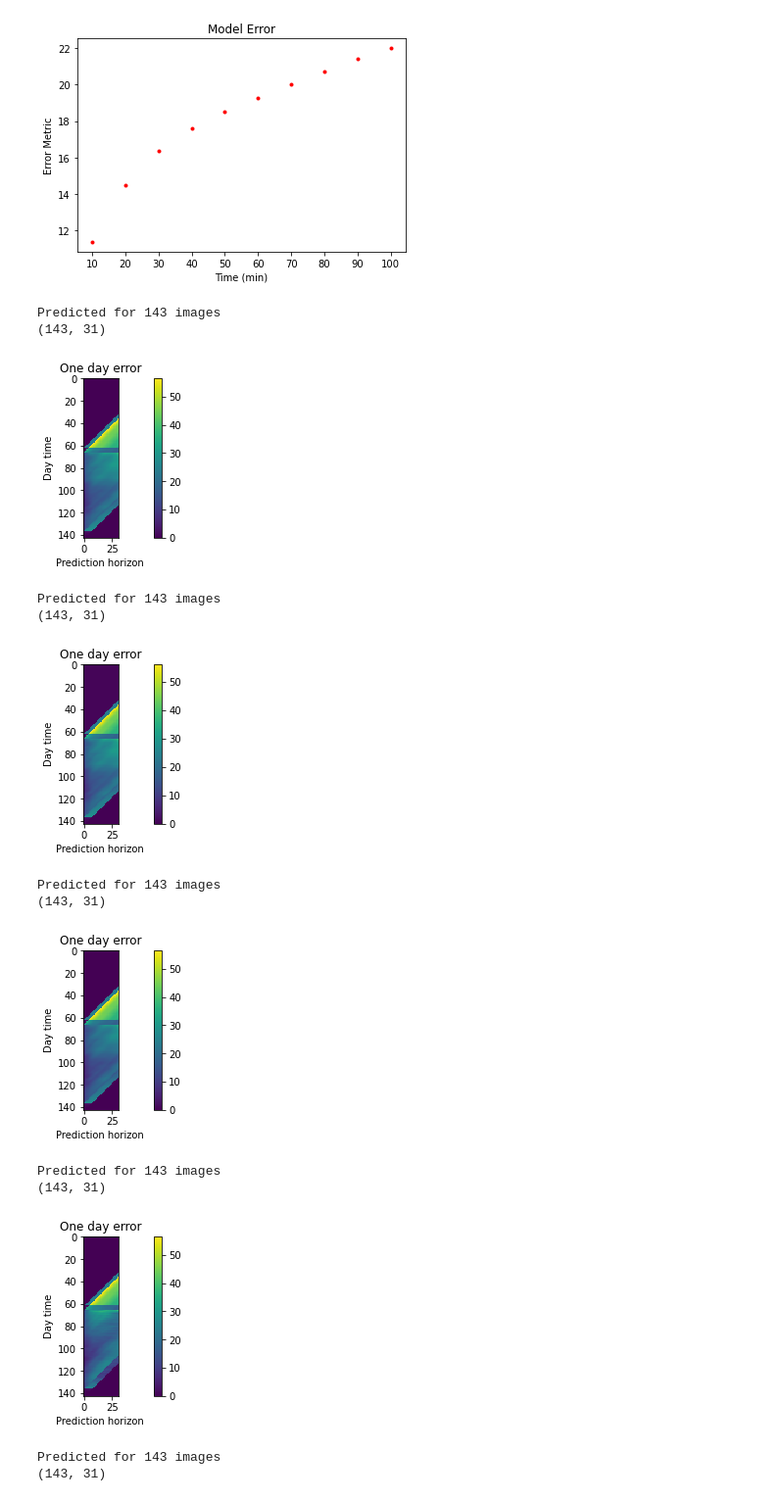
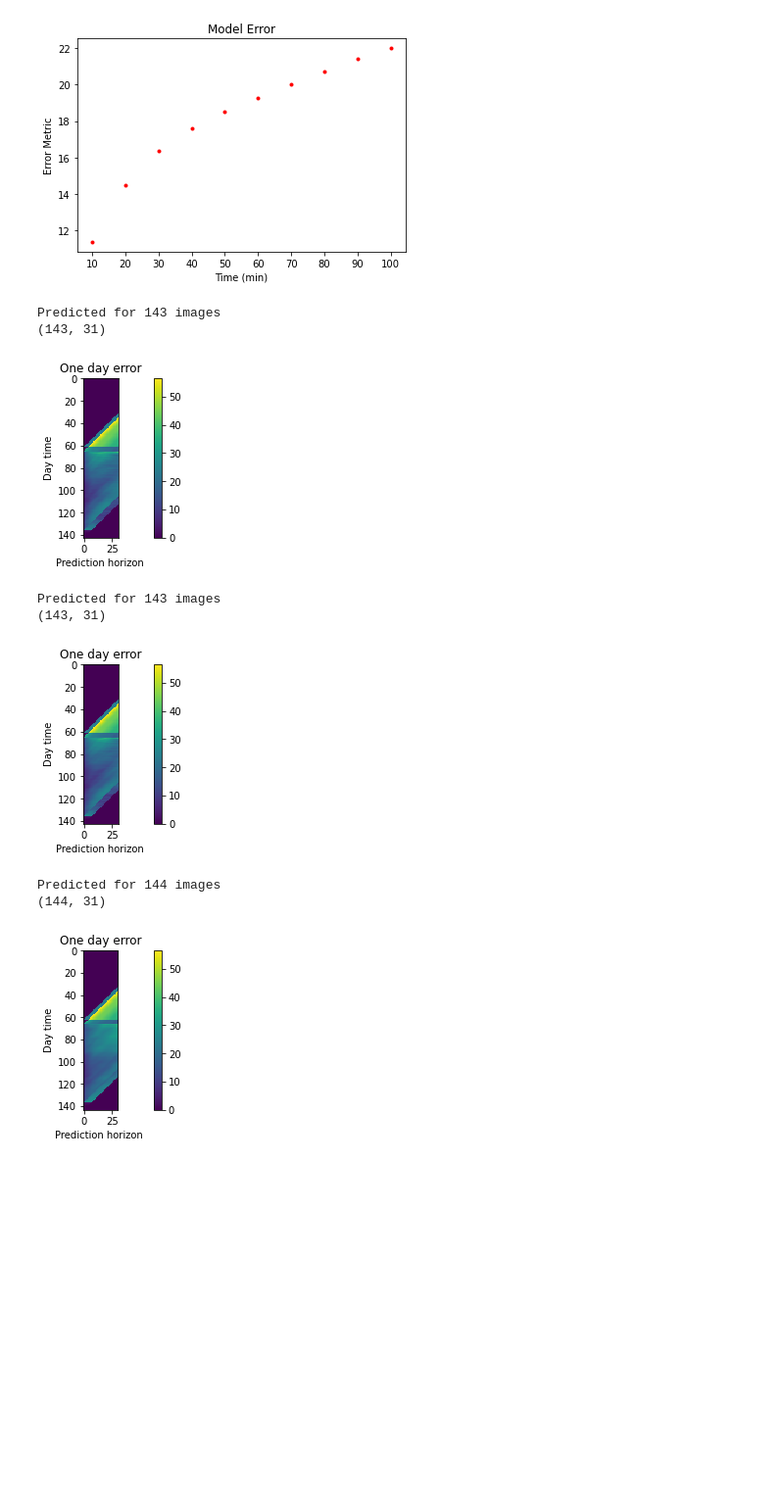
Before and after one commit to francomozo/deepCloud, a Jupyter notebook: nb-module-testing.ipynb, the cells around one changed output. Shown: that part at 98% size. Drawn from its saved outputs; the diff is of its cells as text; code cells hidden in the pictures; blank space fills up the shorter version.

Commit message:
cmv shift

```diff
--- a/nb-module-testing.ipynb
+++ b/nb-module-testing.ipynb
@@ -237,14 +237,15 @@ def main_test(model_instance):
     predict_horizon = 30
     error_list =[]
 
-    for i in range(len(images_day)-1):
+    cmv_shift = 1 if isinstance(model_instance, model.Cmv) else 0
+    for i in range(len(images_day)-cmv_shift):
         #set predict_horizon/ground_truths
-        if (i < len(images_day)-predict_horizon):
+        if (i < len(images_day)-predict_horizon-cmv_shift):
             predict_horizon_aux = predict_horizon
-            ground_truths = images_day[i:i+predict_horizon+1]
+            ground_truths = images_day[i+cmv_shift:i+predict_horizon+1+cmv_shift]
         else:
-            predict_horizon_aux = len(images_day)-(i+1)
-            ground_truths = images_day[i:]
+            predict_horizon_aux = len(images_day)-(i+1)-cmv_shift
+            ground_truths = images_day[i+cmv_shift:]
 
         #predict depending on model
         if (isinstance(model_instance, model.Persistence)):
@@ -272,28 +273,23 @@ def main_test(model_instance):
     # visualization.plot_graph(mean_error)
 # %%
 pers = model.Persistence()
-persN = model.NoisyPersitence(sigma=1)
-persB = model.BlurredPersitence(kernel_size=(11,11))
+persN = model.NoisyPersistence(sigma=1)
+persB = model.BlurredPersistence(kernel_size=(11,11))
 cmv1 = model.Cmv1()
 cmv2 = model.Cmv2()
 
-main_test(pers)
 main_test(persN)
 main_test(persB)
 main_test(cmv1)
 main_test(cmv2)
+main_test(pers)
 # %% [output]
 Predicted for 143 images
 (143, 31)
-[figure, old version]
+[figure, new version]
 Predicted for 143 images
 (143, 31)
-[figure, old version]
+[figure, new version]
-Predicted for 143 images
-(143, 31)
+Predicted for 144 images
+(144, 31)
-[figure, old version]
+[figure, new version]
-Predicted for 143 images
-(143, 31)
-[figure, removed]
-Predicted for 143 images
-(143, 31)
```
Also changed, not shown: parts of 1 cell of this notebook, 1 other file.
